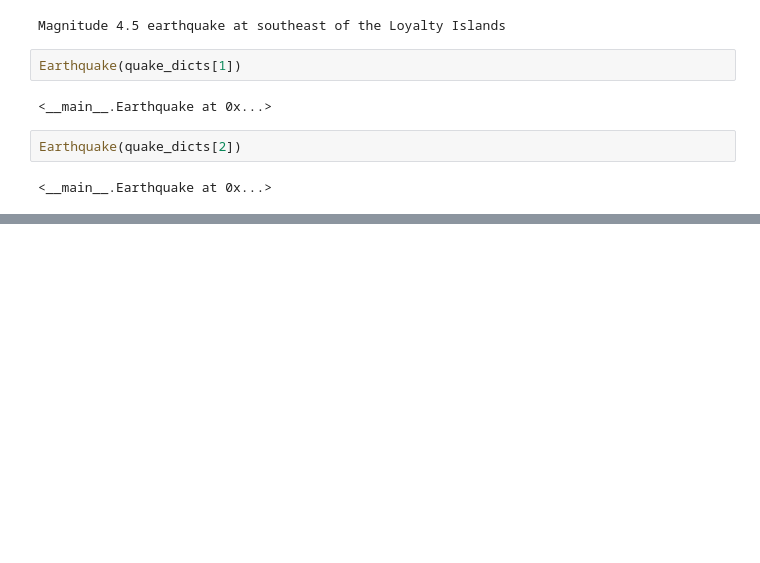
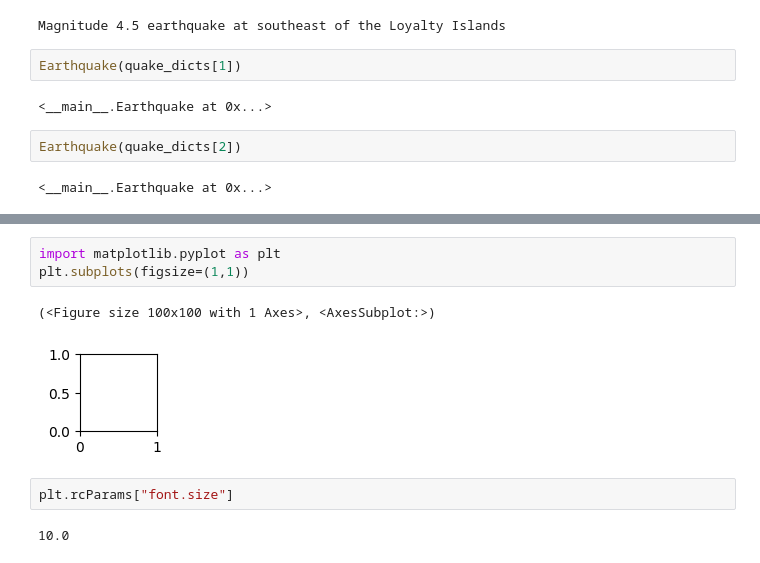
Before and after one commit to cs320-wisc/f22, a Jupyter notebook: lec/08-oop2/lec2.ipynb, the cells around one changed output, grey strips where cells are left out. Cells and saved outputs as stored; diff of their text form; blank space fills up the shorter version.

```diff
--- a/lec/08-oop2/lec2.ipynb
+++ b/lec/08-oop2/lec2.ipynb
@@ -128,0 +249,10 @@ Earthquake(quake_dicts[2])
+# %%
+import matplotlib.pyplot as plt
+plt.subplots(figsize=(1,1))
+# %% [output]
+(<Figure size 100x100 with 1 Axes>, <AxesSubplot:>)
+[figure, added]
+# %%
+plt.rcParams["font.size"]
+# %% [output]
+10.0
```
Also changed, not shown: parts of 18 cells of this notebook, 2 other files.
